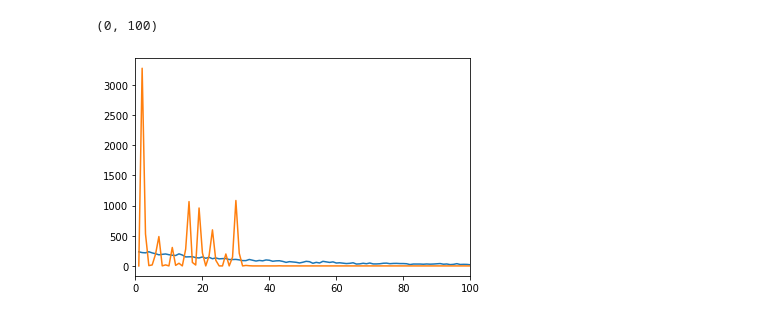
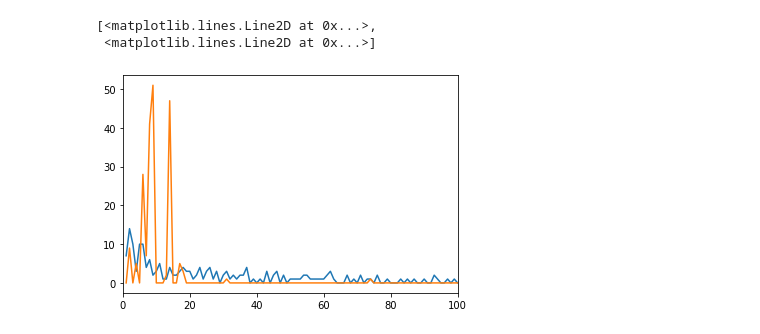
Before and after one commit to waystogetthere/Multi-task_Kernel_learning_Algorithm, a Jupyter notebook: Multi-Task_1-Constraint_Non-Kernel.ipynb, the cells around one changed output. Cells and saved outputs as stored; diff of their text form; code cells hidden in the pictures.

```diff
--- a/Multi-Task_1-Constraint_Non-Kernel.ipynb
+++ b/Multi-Task_1-Constraint_Non-Kernel.ipynb
@@ -6,10 +6,10 @@ import Function as f
 # %%
 max_iteration = 10000
 weight_decay = 1e-5
-NUM_EMPLOYEES = 10500
-NUM_TRAIN = 10000
-NUM_VAL = 500
+NUM_EMPLOYEES = 5200
+NUM_TRAIN = 5000
+NUM_VAL = 200
 Epsilons = [10, 10]
-NUM_FEATURES = 3
+NUM_FEATURES = 5
 # %%
 X, Y, survival_times = f.Generating_Synthetic_Set(NUM_EMPLOYEES, NUM_FEATURES, Epsilons, bias = True)
@@ -16,3 +46,10 @@ X, Y, survival_times = f.Generating_Synthetic_Set(NUM_EMPLOYEES, NUM_FEATURES, E
+# %%
+NUM_TASKS = Y.shape[1]
+x_axis = np.arange(NUM_TASKS)+1
+y_train_gt_axis = np.zeros(NUM_TASKS)
+for i in range(NUM_TASKS):
+    y_train_gt_axis[i] = np.sum(survival_times[:NUM_TRAIN] == x_axis[i])
+plt.plot(x_axis, y_train_gt_axis)
 # %%
 X_train = X[:NUM_TRAIN]
 X_val = X[NUM_TRAIN:]
@@ -31,12 +68,19 @@ for t in range(1, max_iteration + 1):
 
     # W, loss_list = f.Non_Kernel_Pegasos(10, X_train, W, Y_train, loss_list, t, weight_decay)
     W = f.Split_Non_Kernel_Pegasos(10, X_train, W, Y_train, loss_list, t, weight_decay)
-    if t % 5 == 0:
-        Y_pred_tr = np.sign(X_train.dot(W))
-        Y_pred_val = np.sign(X_val.dot(W))
+    if t % 100 == 0:
+        Y_pred_tr = X_train.dot(W)
+        Y_pred_val = X_val.dot(W)
         acc_tr = np.sum(Y_pred_tr * Y_train > 0) / (Y_pred_tr.size)
         acc_val = np.sum(Y_pred_val * Y_val > 0) / (Y_pred_val.size)
         print(acc_tr, acc_val)
+        predict_age_tr = f.Ages(Y_pred_tr)
+        predict_age_val = f.Ages(Y_pred_val)
+        predict_age = predict_age_tr + predict_age_val
+
+        C_index_val = f.Calculate_C_index(survival_times[NUM_TRAIN:], predict_age_val)
+
+        print("the c-index for val is:", C_index_val)
         # print('Iteration {}:{:.2f}, loss = {},'.format(t, acc, loss_list[-1]))
         # print('Iteration {}:{:.2f}, loss = {}, #violations = {}'.format(iter_times, acc, loss, num_violates))
 # %% [output]
@@ -75,24 +113,25 @@ plt.plot(x_axis, predict_ages)
 # %%
 x_axis = np.arange(NUM_TASKS)+1 # the x axis
 y_train_gt_axis = np.zeros(NUM_TASKS) # the ground truth train axis
 y_val_gt_axis = np.zeros(NUM_TASKS) # the groud truth validation axis
 y_train_predict_axis = np.zeros(NUM_TASKS) # the predict train axis
 y_val_predict_axis = np.zeros(NUM_TASKS) # the predict validation axis
 
 for i in range(NUM_TASKS):
     y_train_gt_axis[i] = np.sum(survival_times[:NUM_TRAIN] == x_axis[i])
     y_val_gt_axis[i] = np.sum(survival_times[NUM_TRAIN:] == x_axis[i])
     y_train_predict_axis[i] = np.sum(predict_age[:NUM_TRAIN] == x_axis[i])
     y_val_predict_axis[i] = np.sum(predict_age[NUM_TRAIN:] == x_axis[i])
 # plt.boxplot(y_train_gt_axis)
 
 
 # print(y_train_gt_axis,y_train_predict_axis)
-plt.plot(x_axis, y_train_gt_axis, x_axis, y_train_predict_axis) # the training set: ground truth vs predict situation
+# plt.plot(x_axis, y_train_gt_axis, x_axis, y_train_predict_axis) # the training set: ground truth vs predict situation
 plt.xlim(0,100)
-# plt.plot(x_axis, y_val_gt_axis, x_axis, y_val_predict_axis) # the valiadtion set: ground truth vs predictsituation
+plt.plot(x_axis, y_val_gt_axis, x_axis, y_val_predict_axis) # the valiadtion set: ground truth vs predictsituation
 # plt.plot(x_axis, y_val_predict_axis)
 # plt.plot(x_axis,y_train_predict_axis,y_val_predict_axis)
 # %% [output]
-(0, 100)
+[<matplotlib.lines.Line2D at 0x...>,
+ <matplotlib.lines.Line2D at 0x...>]
-[figure, old version]
+[figure, new version]
```
Also changed, not shown: parts of 5 cells of this notebook, 3 other files.
